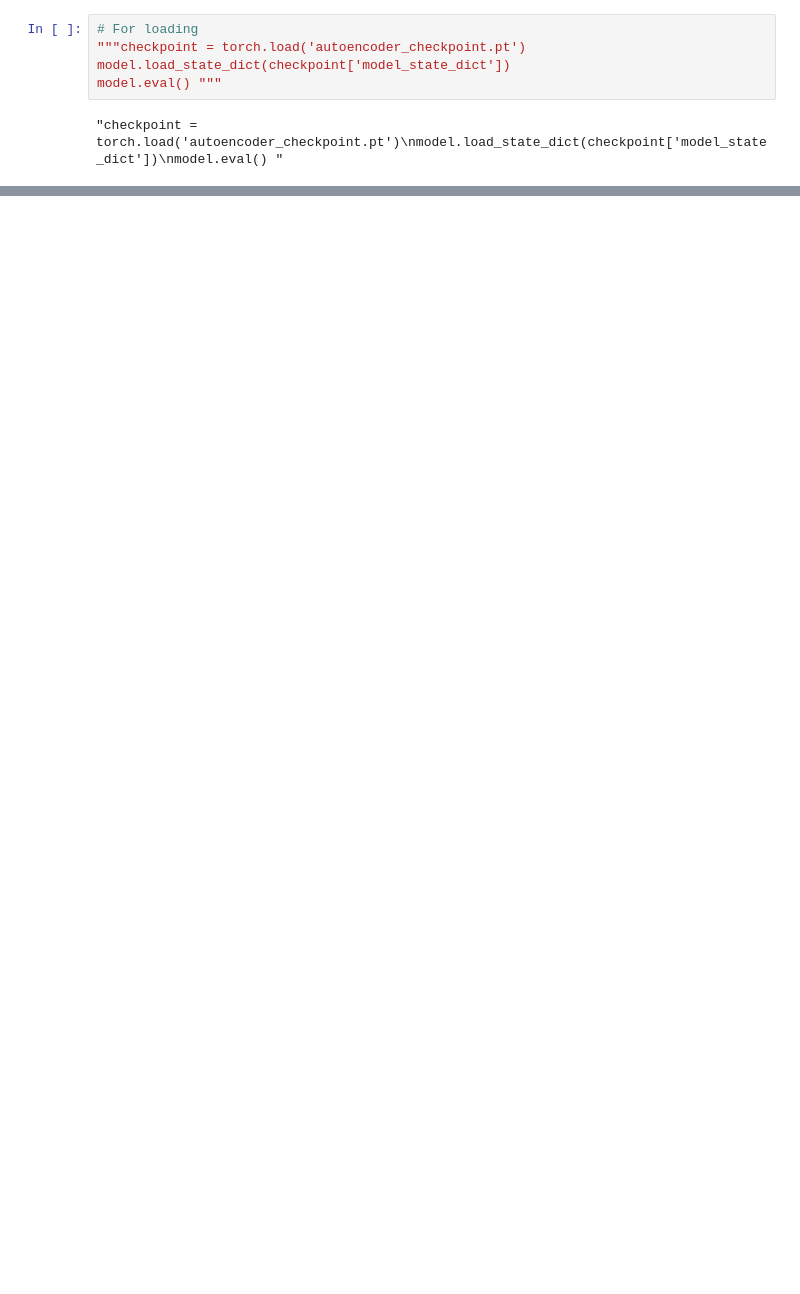
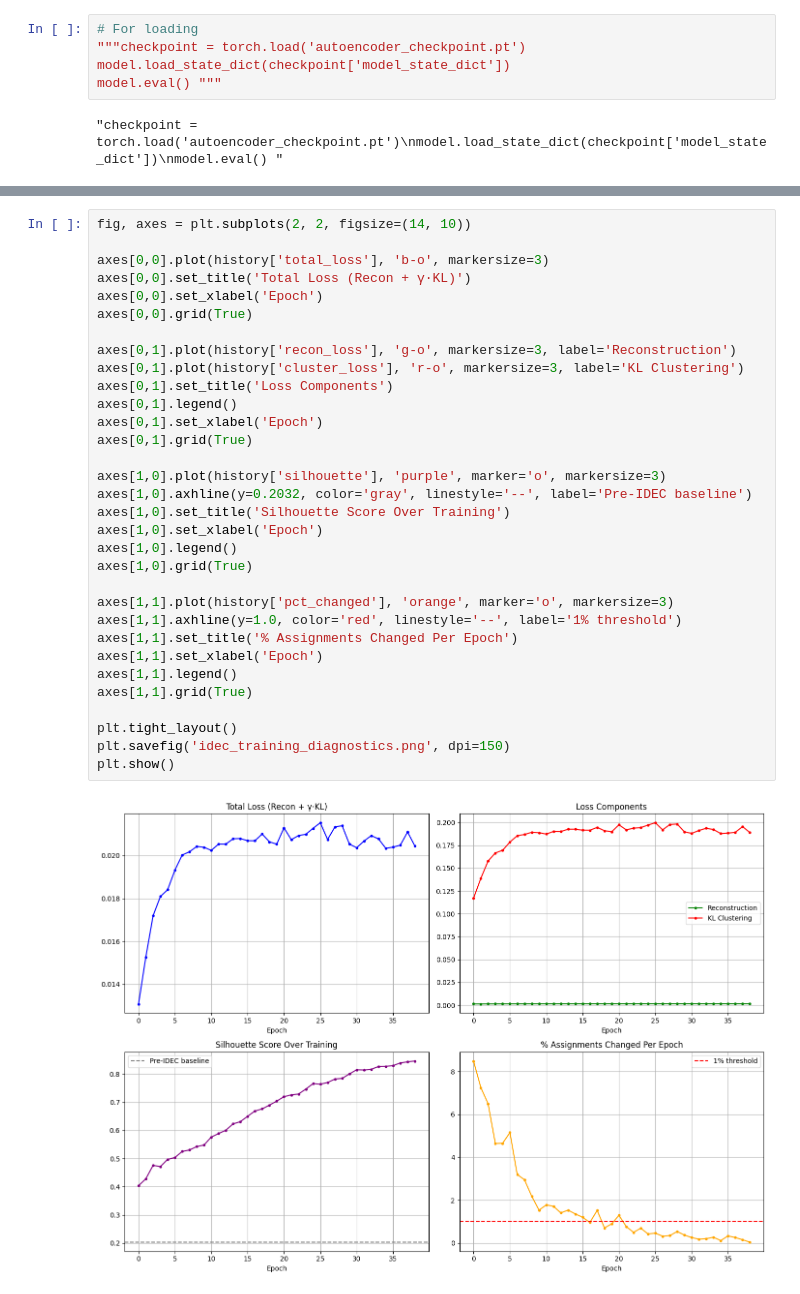
Before and after one commit to Adithyadamodara/Unsupervised-Learning, a Jupyter notebook: DEC/p2.ipynb, the cells around one changed output, grey strips where cells are left out. Cells and saved outputs as stored; diff of their text form; blank space fills up the shorter version.

```diff
--- a/DEC/p2.ipynb
+++ b/DEC/p2.ipynb
@@ -253,0 +660,34 @@ model.eval() """
+# %%
+fig, axes = plt.subplots(2, 2, figsize=(14, 10))
+
+axes[0,0].plot(history['total_loss'], 'b-o', markersize=3)
+axes[0,0].set_title('Total Loss (Recon + γ·KL)')
+axes[0,0].set_xlabel('Epoch')
+axes[0,0].grid(True)
+
+axes[0,1].plot(history['recon_loss'], 'g-o', markersize=3, label='Reconstruction')
+axes[0,1].plot(history['cluster_loss'], 'r-o', markersize=3, label='KL Clustering')
+axes[0,1].set_title('Loss Components')
+axes[0,1].legend()
+axes[0,1].set_xlabel('Epoch')
+axes[0,1].grid(True)
+
+axes[1,0].plot(history['silhouette'], 'purple', marker='o', markersize=3)
+axes[1,0].axhline(y=0.2032, color='gray', linestyle='--', label='Pre-IDEC baseline')
+axes[1,0].set_title('Silhouette Score Over Training')
+axes[1,0].set_xlabel('Epoch')
+axes[1,0].legend()
+axes[1,0].grid(True)
+
+axes[1,1].plot(history['pct_changed'], 'orange', marker='o', markersize=3)
+axes[1,1].axhline(y=1.0, color='red', linestyle='--', label='1% threshold')
+axes[1,1].set_title('% Assignments Changed Per Epoch')
+axes[1,1].set_xlabel('Epoch')
+axes[1,1].legend()
+axes[1,1].grid(True)
+
+plt.tight_layout()
+plt.savefig('idec_training_diagnostics.png', dpi=150)
+plt.show()
+# %% [output]
+[figure, added]
```
Also changed, not shown: parts of 18 cells of this notebook, 20 other files.
